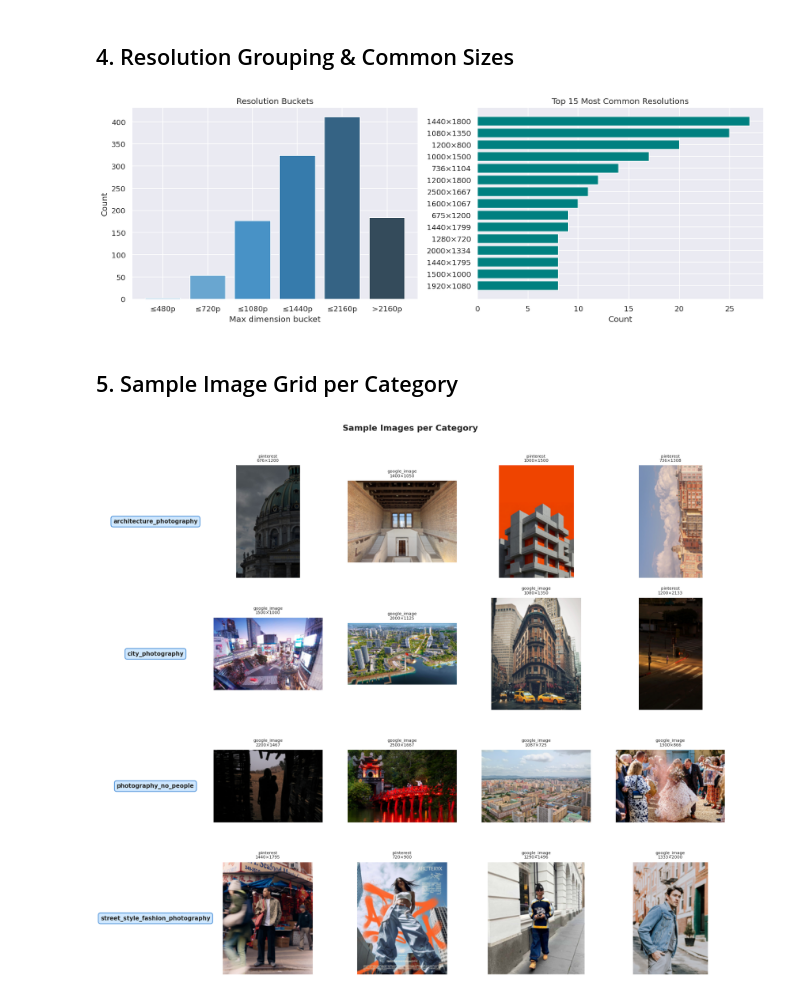
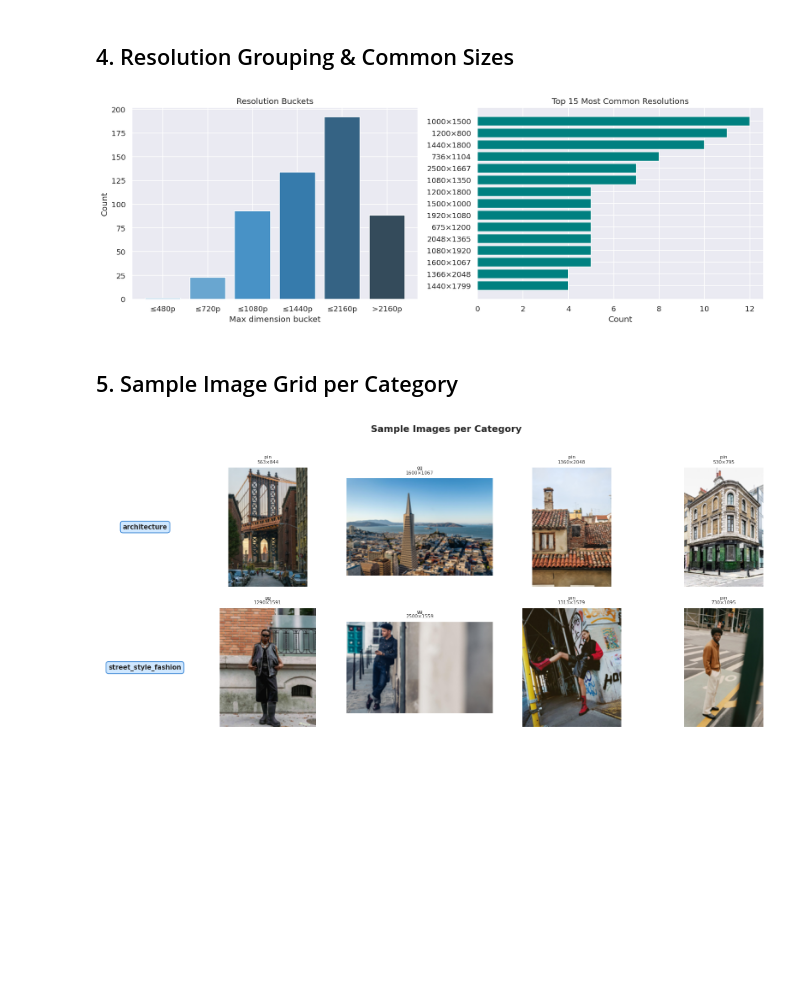
Before and after one commit to toannn20/SceneStructNet, a Jupyter notebook: notebooks/eda_scenestruct_dataset.ipynb, the cells around one changed output. Saved outputs shown, nothing was run; the diff lists cells and outputs as text; code cells hidden in the pictures; blank space fills up the shorter version.

```diff
--- a/notebooks/eda_scenestruct_dataset.ipynb
+++ b/notebooks/eda_scenestruct_dataset.ipynb
@@ -19,8 +19,8 @@ warnings.filterwarnings('ignore')
 sns.set_theme(style='darkgrid', palette='muted')
 plt.rcParams['figure.dpi'] = 120
 
-DATASET_ROOT = Path('../raw_datasets')
-SOURCES = ['google_image', 'pinterest']
+DATASET_ROOT = Path('../raw_images')
+SOURCES = ['gg_architecture', 'gg_street_style_fashion', 'pin_architecture', 'pin_street_style_fashion']
 SUPPORTED_EXT = {'.jpg', '.jpeg', '.png', '.webp', '.bmp'}
 
 print('Dataset root:', DATASET_ROOT.resolve())
@@ -36,20 +36,18 @@ for source in SOURCES:
     if not source_dir.exists():
         print(f'[WARN] Source not found: {source_dir}')
         continue
-    for category_dir in sorted(source_dir.iterdir()):
-        if not category_dir.is_dir():
-            continue
-        category = category_dir.name
-        for img_path in category_dir.iterdir():
-            if img_path.suffix.lower() in SUPPORTED_EXT:
-                records.append({
-                    'path': str(img_path),
-                    'source': source,
-                    'category': category,
-                    'filename': img_path.name,
-                    'ext': img_path.suffix.lower(),
-                    'size_bytes': img_path.stat().st_size
-                })
+    platform, category = source.split('_', 1)
+    for img_path in source_dir.iterdir():
+        if img_path.suffix.lower() in SUPPORTED_EXT:
+            records.append({
+                'path': str(img_path),
+                'source': source,
+                'platform': platform,
+                'category': category,
+                'filename': img_path.name,
+                'ext': img_path.suffix.lower(),
+                'size_bytes': img_path.stat().st_size
+            })
 
 df = pd.DataFrame(records)
 print(f'Total images found: {len(df)}')
@@ -219,7 +207,7 @@ axes[1].set_xlabel('Count')
 plt.tight_layout()
 plt.show()
 # %% [output]
-[figure, old version]
+[figure, new version]
 # %% [markdown]
 ## 5. Sample Image Grid per Category
 # %%
@@ -235,32 +223,32 @@ def show_samples(df, n_per_cat=4, target_size=(200, 200)):
     for row_i, cat in enumerate(cats):
         label_ax = axes[row_i][0]
         label_ax.axis('off')
         label_ax.text(0.5, 0.5, cat,
                       ha='center', va='center', fontsize=9,
                       fontweight='bold', wrap=True,
                       bbox=dict(boxstyle='round,pad=0.4', facecolor='#d0e8ff', edgecolor='#4a90d9', linewidth=1.2))
 
         cat_df = df[df['category'] == cat]
         samples = cat_df.sample(min(n_per_cat, len(cat_df)), random_state=42)
 
         for col_i, (_, row) in enumerate(samples.iterrows()):
             ax = axes[row_i][col_i + 1]
             try:
                 img = Image.open(row['path']).convert('RGB')
                 img.thumbnail(target_size)
                 ax.imshow(img)
-                ax.set_title(f"{row['source']}\n{row['width']}\u00d7{row['height']}", fontsize=6.5)
+                ax.set_title(f"{row['platform']}\n{row['width']}×{row['height']}", fontsize=6.5)
             except Exception:
                 ax.text(0.5, 0.5, 'Error loading', ha='center', va='center', fontsize=8)
             ax.axis('off')
 
         for col_i in range(len(samples), n_per_cat):
             axes[row_i][col_i + 1].axis('off')
 
     plt.suptitle('Sample Images per Category', fontsize=13, fontweight='bold', y=1.01)
     plt.tight_layout()
     plt.show()
 
 show_samples(df, n_per_cat=4)
 # %% [output]
-[figure, old version]
+[figure, new version]
```
Also changed, not shown: parts of 6 cells of this notebook, 10 other files.
